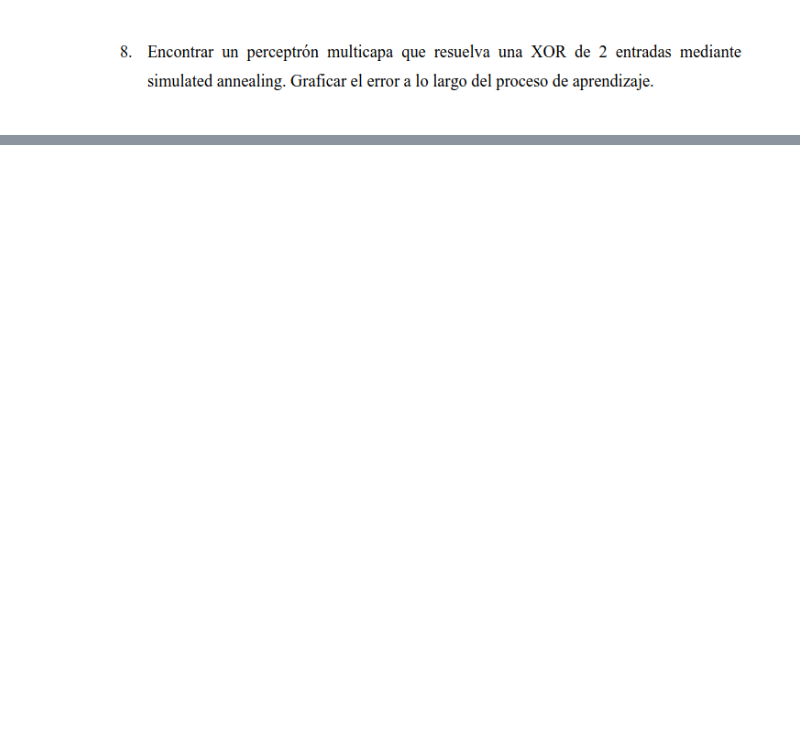
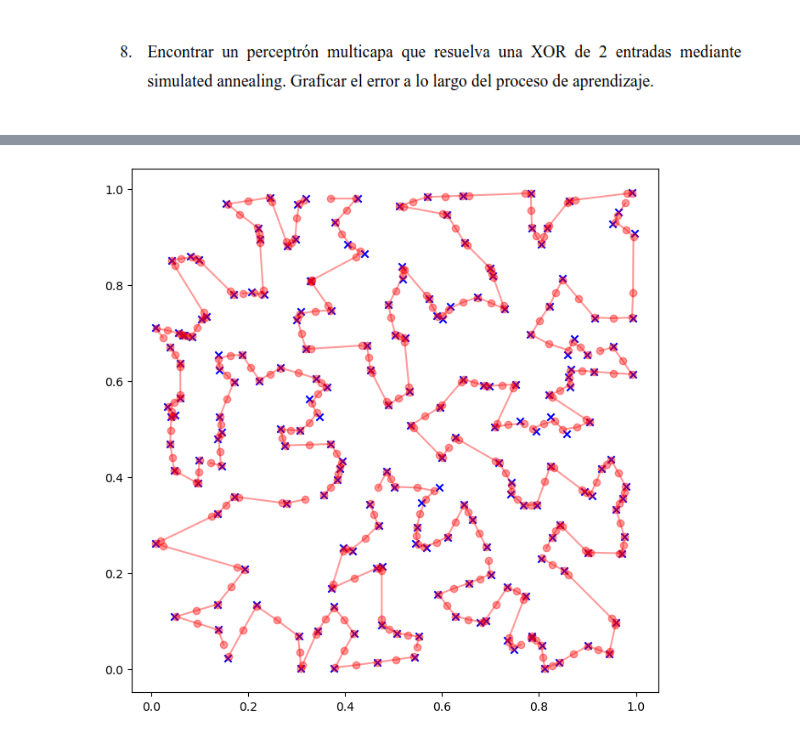
Before and after one commit to jstejman/Redes-Neuronales, a Jupyter notebook: tp3/Trabajo_Practico_3.ipynb, the cells around one changed output, grey strips where cells are left out. Saved outputs shown, nothing was run; the diff lists cells and outputs as text; code cells hidden in the pictures; blank space fills up the shorter version.

```diff
--- a/tp3/Trabajo_Practico_3.ipynb
+++ b/tp3/Trabajo_Practico_3.ipynb
@@ -228,0 +252,13 @@ plt.show()
+# %%
+num_cities = 200
+cities = np.random.uniform(0, 1, size=(num_cities, 2))
+som2 = SOM(2, 2*num_cities, 10, 0.1, 0.01, 0.01)
+W_2 = som2.train(cities, circular=True)
+# %%
+plt.figure(figsize=(8, 8))
+##plt.plot(W_2[:, 0].reshape(20,20), W_2[:, 1].reshape(20,20), c='red', marker='o', alpha=1)
+plt.plot(np.transpose(W_2[:, 0].reshape(20,20)), np.transpose(W_2[:, 1].reshape(20,20)), c='red', marker='o', alpha=0.4)
+plt.scatter(cities[:, 0], cities[:, 1], c='blue', marker='x', label='Original Data')
+plt.show()
+# %% [output]
+[figure, added]
```
Also changed, not shown: parts of 8 cells of this notebook.
